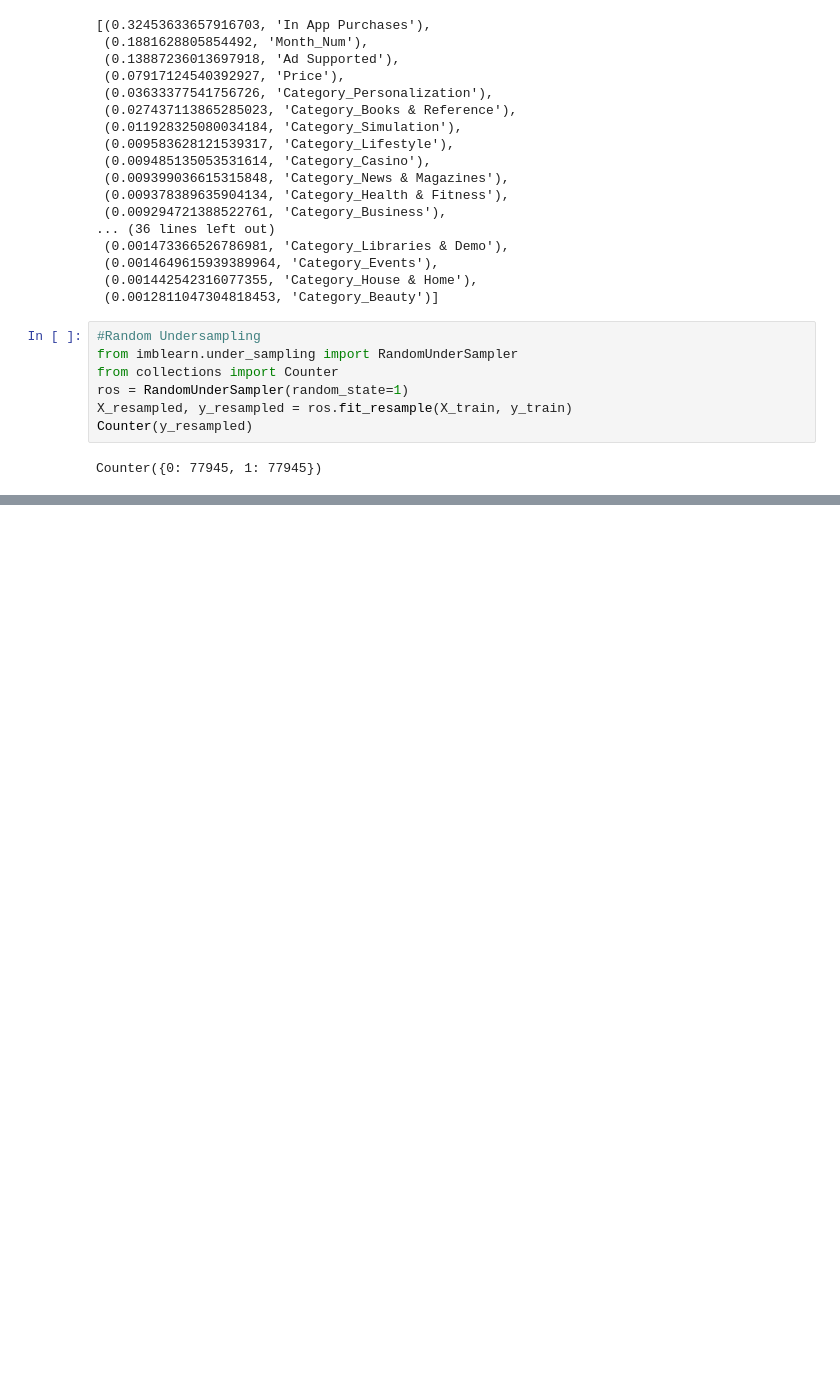
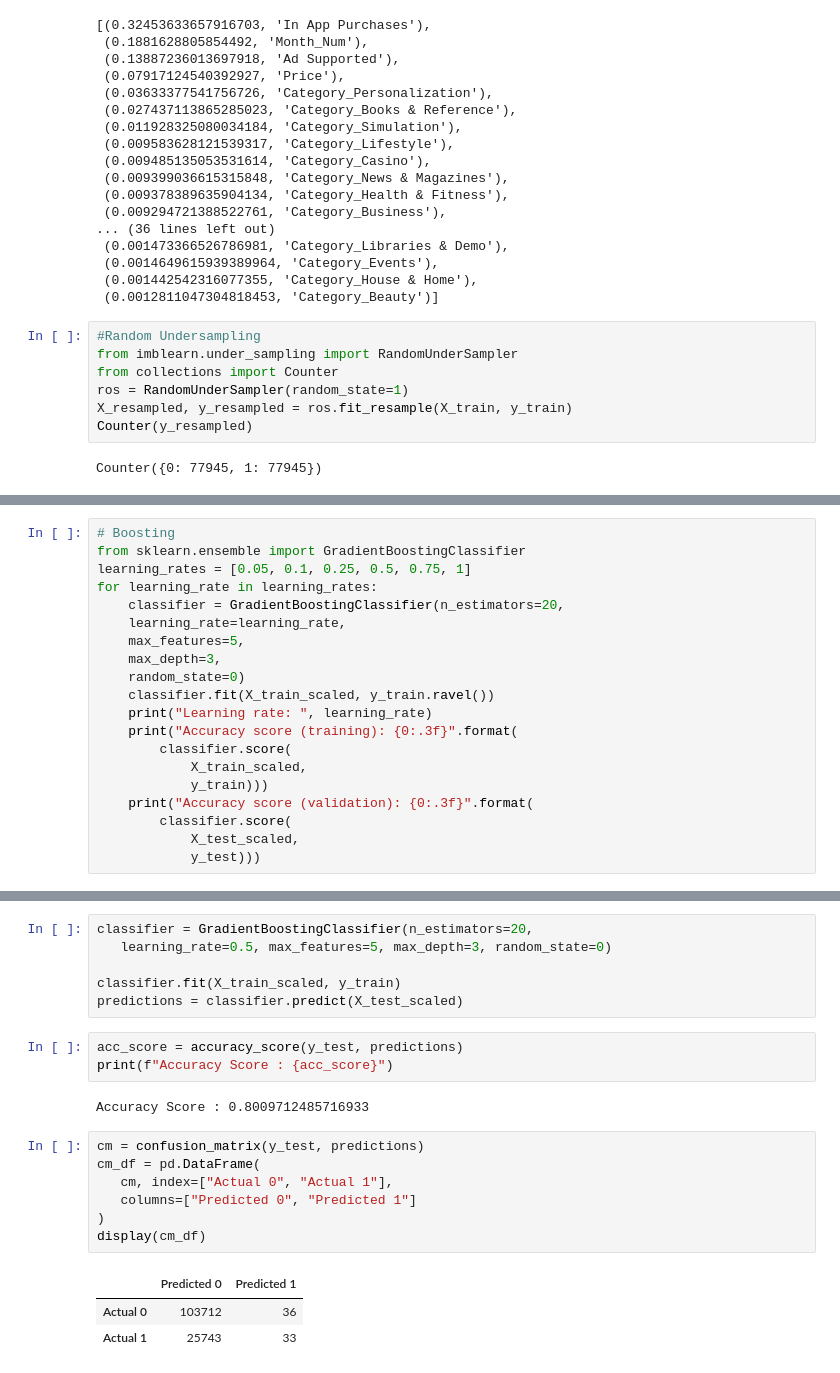
Before and after one commit to Alyssa-Ann/Machine-_Learning_Dashboard_Capstone_2021, a Jupyter notebook: Machine_Learning/Google_App_Machine_Learning.ipynb, the cells around one changed output, grey strips where cells are left out. Cells and saved outputs as stored; diff of their text form; blank space fills up the shorter version.

Commit message:
Used Boosting to see if model/predicting was improved

```diff
--- a/Machine_Learning/Google_App_Machine_Learning.ipynb
+++ b/Machine_Learning/Google_App_Machine_Learning.ipynb
@@ -330,0 +331,20 @@ avg / total       0.74      0.63      0.56      0.67      0.60      0.36    1295
+# %%
+# Boosting
+from sklearn.ensemble import GradientBoostingClassifier
+learning_rates = [0.05, 0.1, 0.25, 0.5, 0.75, 1]
+for learning_rate in learning_rates:
+    classifier = GradientBoostingClassifier(n_estimators=20,
+    learning_rate=learning_rate,
+    max_features=5,
+    max_depth=3,
+    random_state=0)
+    classifier.fit(X_train_scaled, y_train.ravel())
+    print("Learning rate: ", learning_rate)
+    print("Accuracy score (training): {0:.3f}".format(
+        classifier.score(
+            X_train_scaled,
+            y_train)))
+    print("Accuracy score (validation): {0:.3f}".format(
+        classifier.score(
+            X_test_scaled,
+            y_test)))
@@ -330,0 +370,22 @@ avg / total       0.74      0.63      0.56      0.67      0.60      0.36    1295
+# %%
+classifier = GradientBoostingClassifier(n_estimators=20,
+   learning_rate=0.5, max_features=5, max_depth=3, random_state=0)
+
+classifier.fit(X_train_scaled, y_train)
+predictions = classifier.predict(X_test_scaled)
+# %%
+acc_score = accuracy_score(y_test, predictions)
+print(f"Accuracy Score : {acc_score}")
+# %% [output]
+Accuracy Score : 0.8009712485716933
+# %%
+cm = confusion_matrix(y_test, predictions)
+cm_df = pd.DataFrame(
+   cm, index=["Actual 0", "Actual 1"],
+   columns=["Predicted 0", "Predicted 1"]
+)
+display(cm_df)
+# %% [output]
+|  | Predicted 0 | Predicted 1 |
+| Actual 0 | 103712 | 36 |
+| Actual 1 | 25743 | 33 |
```
Also changed, not shown: parts of 9 cells of this notebook.
